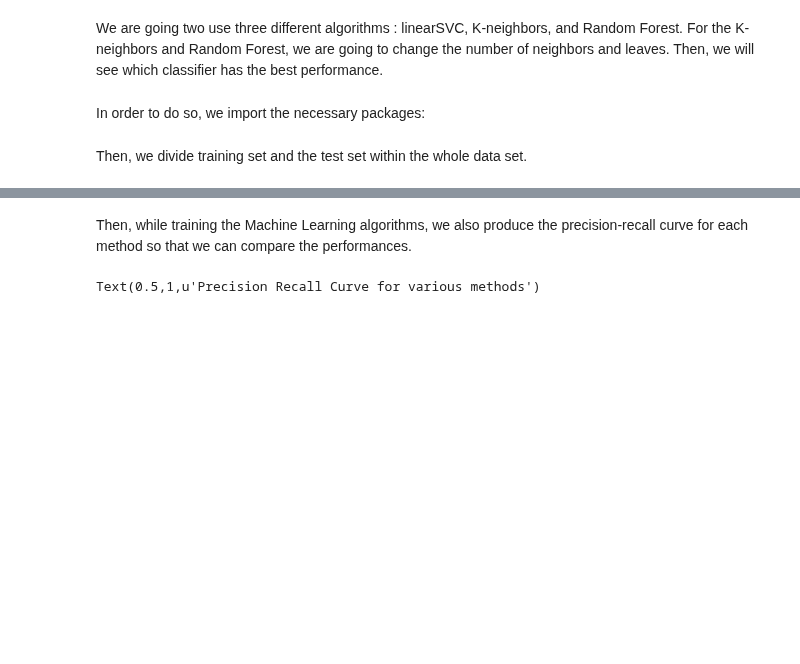
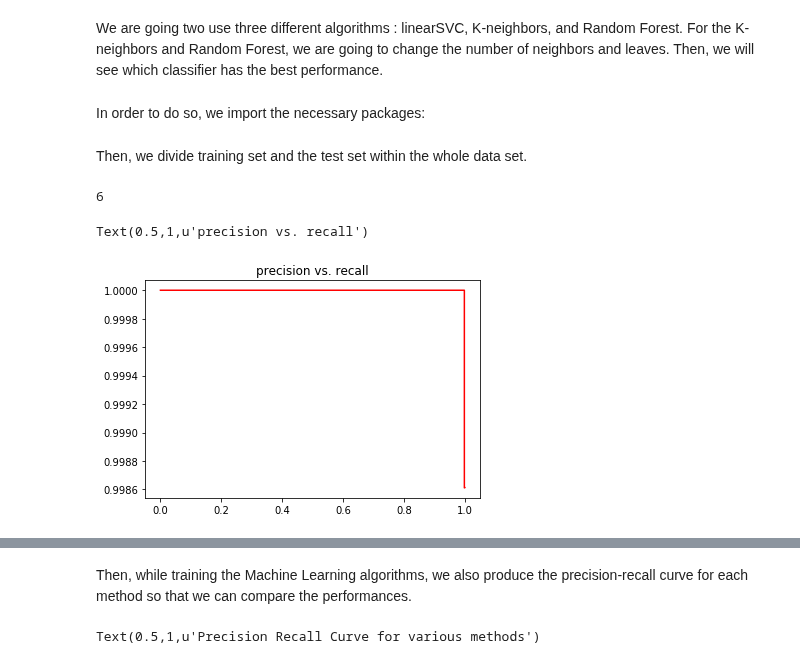
Before and after one commit to jiwoncpark/SLRealizer, a Jupyter notebook: demo/Scikit_Classifying_Lensed_Systems.ipynb, the cells around one changed output, grey strips where cells are left out. Saved outputs shown, nothing was run; the diff lists cells and outputs as text; code cells hidden in the pictures; blank space fills up the shorter version.

```diff
--- a/demo/Scikit_Classifying_Lensed_Systems.ipynb
+++ b/demo/Scikit_Classifying_Lensed_Systems.ipynb
@@ -317,3 +322,18 @@ y = df_col_merged[:,0]
 last_col_index = len(df_col_merged[0])
 X = df_col_merged[:,1: last_col_index]
 X_train, X_test, y_train, y_test = sklearn.model_selection.train_test_split(X, y, test_size=0.33, random_state=42)
+# %%
+len(X[0])
+# %% [output]
+6
+# %%
+# linearsvc
+clf = svm.LinearSVC()
+clf.fit(X_train, y_train)
+y_score = clf.decision_function(X_test)
+precision, recall, _ = precision_recall_curve(y_test, y_score)
+plt.plot(recall, precision, label='Linear SVC', color='red')
+plt.title("precision vs. recall")
+# %% [output]
+Text(0.5,1,u'precision vs. recall')
+[figure, added]
```
Also changed, not shown: parts of 11 cells of this notebook, 1 other file.
